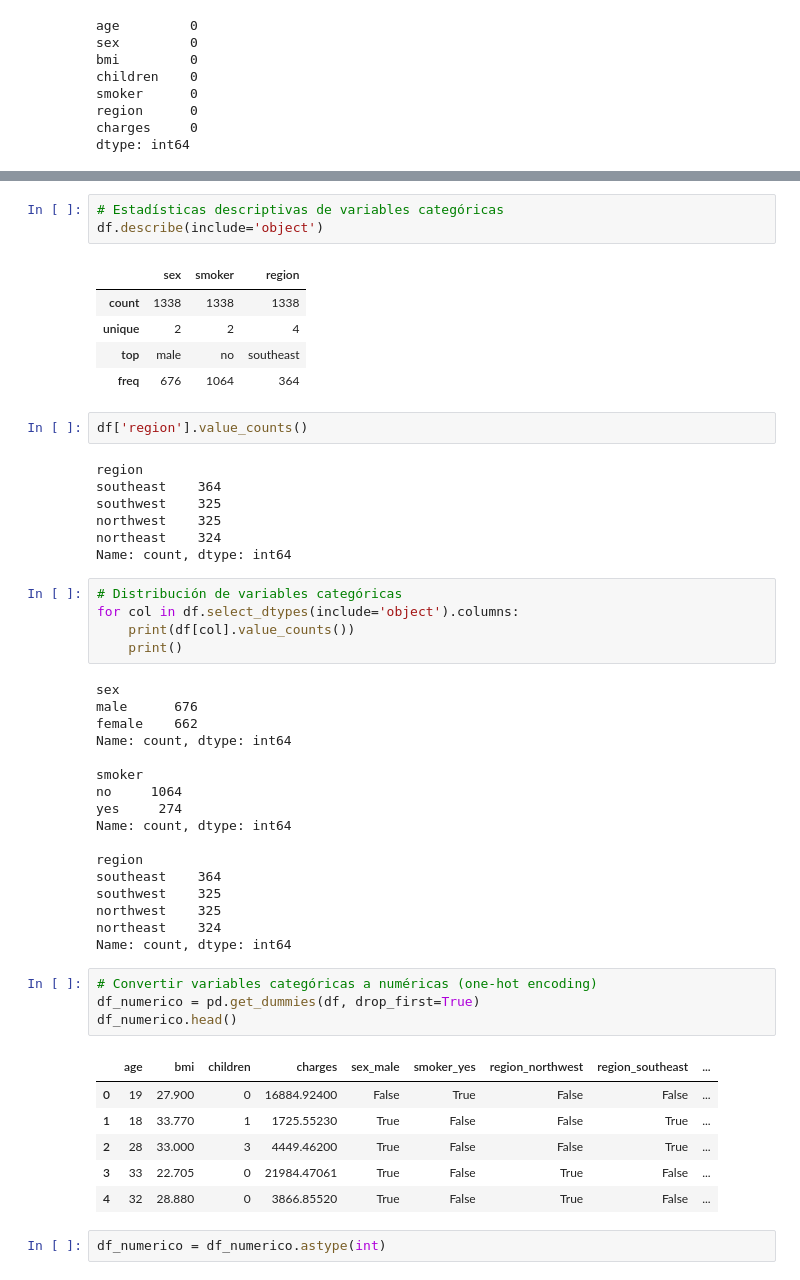
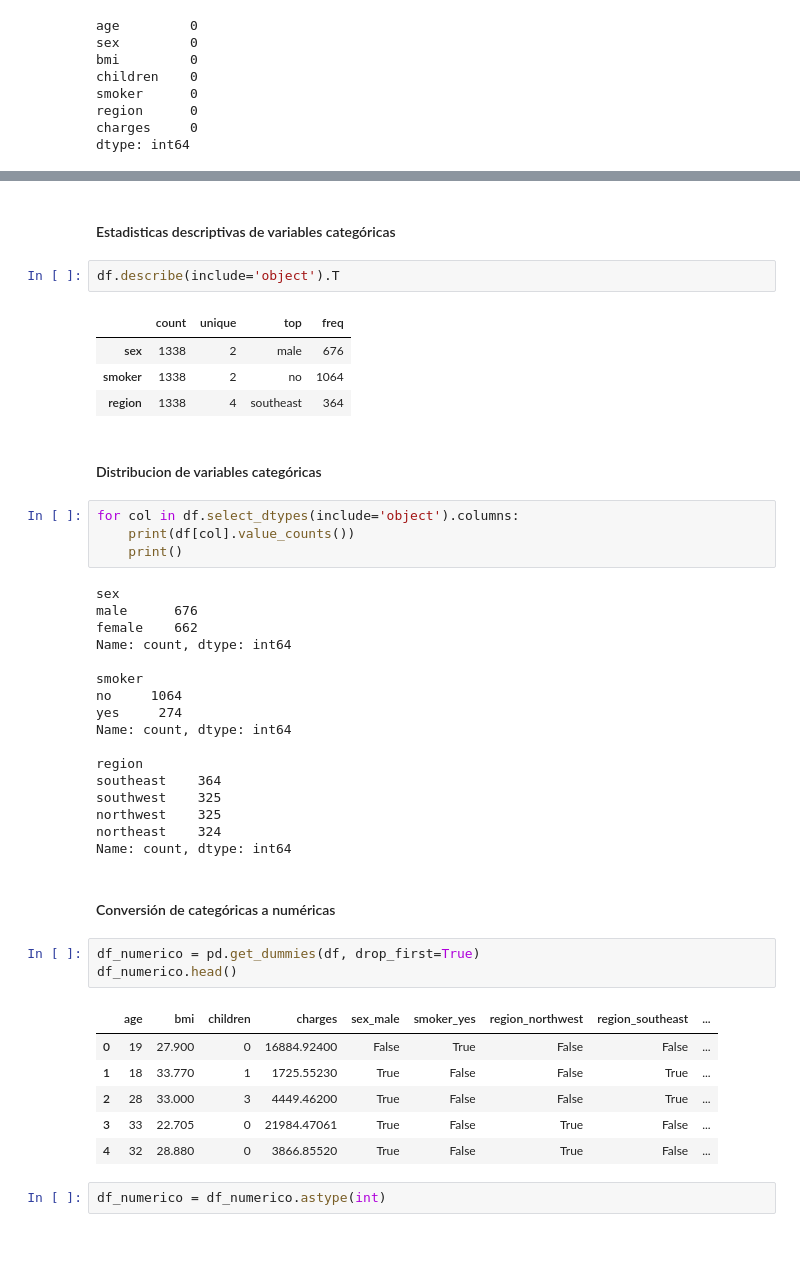
Before and after one commit to 4GeeksAcademy/ViceVareles_Bea_Intro_ML, a Jupyter notebook: src/02-linear-regression.ipynb, the cells around one changed output, grey strips where cells are left out. Saved outputs shown, nothing was run; the diff lists cells and outputs as text; blank space fills up the shorter version.

```diff
--- a/src/02-linear-regression.ipynb
+++ b/src/02-linear-regression.ipynb
@@ -91,26 +99,18 @@ df.describe().T
 | bmi | 1338.0 | 30.663397 | 6.098187 | 15.9600 | 26.29625 | 30.400 | 34.693750 | 53.13000 |
 | children | 1338.0 | 1.094918 | 1.205493 | 0.0000 | 0.00000 | 1.000 | 2.000000 | 5.00000 |
 | charges | 1338.0 | 13270.422265 | 12110.011237 | 1121.8739 | 4740.28715 | 9382.033 | 16639.912515 | 63770.42801 |
+# %% [markdown]
+#### Estadisticas descriptivas de variables categóricas
 # %%
-# Estadísticas descriptivas de variables categóricas
-df.describe(include='object')
+df.describe(include='object').T
 # %% [output]
-|  | sex | smoker | region |
-| count | 1338 | 1338 | 1338 |
-| unique | 2 | 2 | 4 |
-| top | male | no | southeast |
-| freq | 676 | 1064 | 364 |
+|  | count | unique | top | freq |
+| sex | 1338 | 2 | male | 676 |
+| smoker | 1338 | 2 | no | 1064 |
+| region | 1338 | 4 | southeast | 364 |
-# %%
-df['region'].value_counts()
-# %% [output]
-region
-southeast    364
-southwest    325
-northwest    325
-northeast    324
-Name: count, dtype: int64
+# %% [markdown]
+#### Distribucion de variables categóricas
 # %%
-# Distribución de variables categóricas
 for col in df.select_dtypes(include='object').columns:
     print(df[col].value_counts())
     print()
@@ -131,8 +131,9 @@ southwest    325
 northwest    325
 northeast    324
 Name: count, dtype: int64
+# %% [markdown]
+#### Conversión de  categóricas a numéricas
 # %%
-# Convertir variables categóricas a numéricas (one-hot encoding)
 df_numerico = pd.get_dummies(df, drop_first=True)
 df_numerico.head()
 # %% [output]
```
Also changed, not shown: parts of 36 cells of this notebook, 3 other files.
